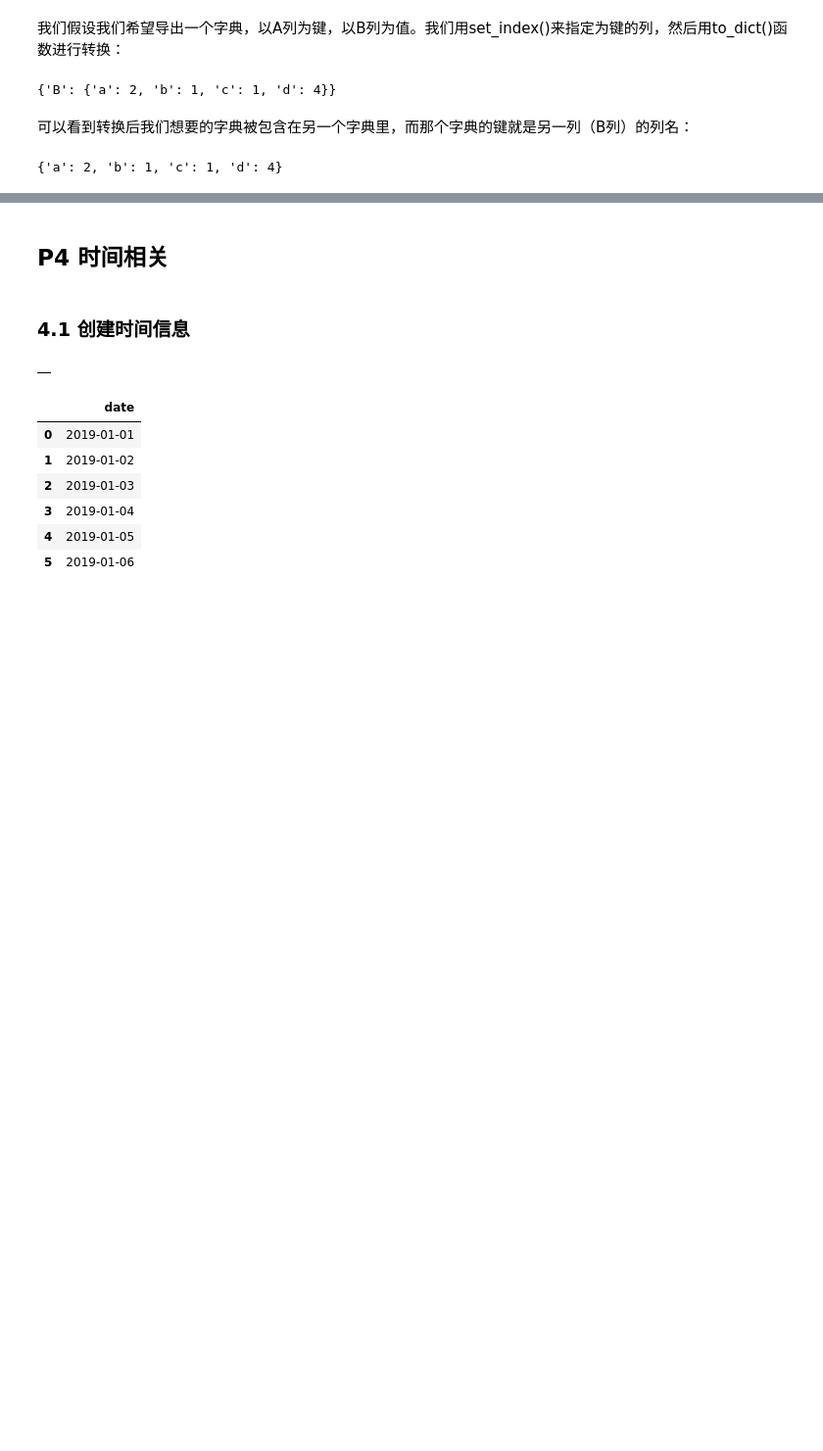
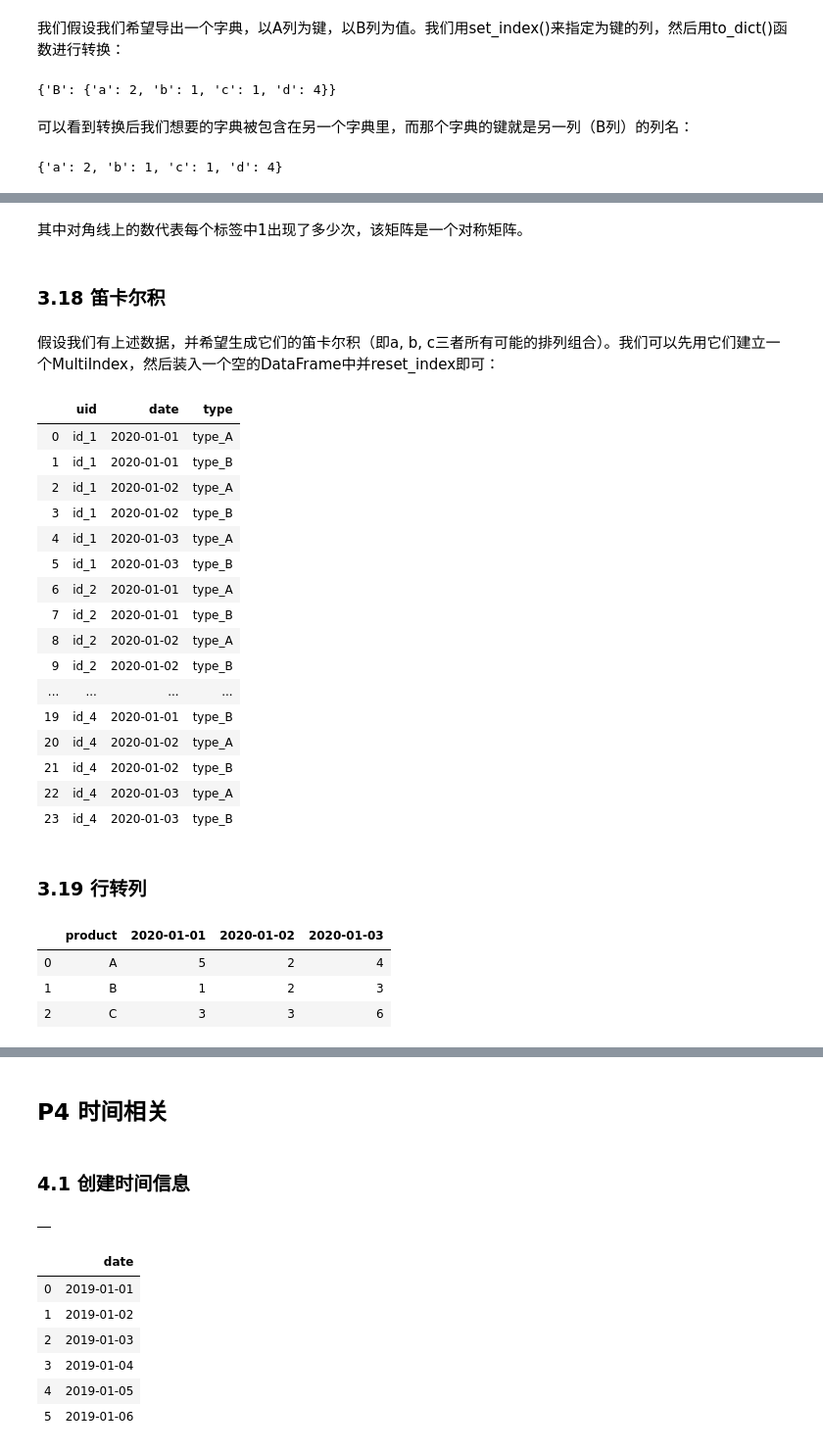
Before and after one commit to SilenceGTX/pandas_tricks, a Jupyter notebook: pandas_tricks.ipynb, the cells around one changed output, grey strips where cells are left out. Shown: that part at 98% size. Cells and saved outputs as stored; diff of their text form; code cells hidden in the pictures; blank space fills up the shorter version.

```diff
--- a/pandas_tricks.ipynb
+++ b/pandas_tricks.ipynb
@@ -894,0 +1087,33 @@ df.set_index('A').to_dict()['B']
+# %% [markdown]
+其中对角线上的数代表每个标签中1出现了多少次，该矩阵是一个对称矩阵。
+# %% [markdown]
+### 3.18 笛卡尔积
+# %%
+a = ['id_1', 'id_2', 'id_3', 'id_4']
+b = pd.date_range('2020-01-01', '2020-01-03')
+c = ['type_A', 'type_B']
+# %% [markdown]
+假设我们有上述数据，并希望生成它们的笛卡尔积（即a, b, c三者所有可能的排列组合）。我们可以先用它们建立一个MultiIndex，然后装入一个空的DataFrame中并reset_index即可：
+# %%
+idx = pd.MultiIndex.from_product([a, b, c], names=['uid', 'date', 'type'])
+pd.DataFrame(index=idx).reset_index()
+# %% [output]
+|  | uid | date | type |
+| 0 | id_1 | 2020-01-01 | type_A |
+| 1 | id_1 | 2020-01-01 | type_B |
+| 2 | id_1 | 2020-01-02 | type_A |
+| 3 | id_1 | 2020-01-02 | type_B |
+| 4 | id_1 | 2020-01-03 | type_A |
+| 5 | id_1 | 2020-01-03 | type_B |
+| 6 | id_2 | 2020-01-01 | type_A |
+| 7 | id_2 | 2020-01-01 | type_B |
+| 8 | id_2 | 2020-01-02 | type_A |
+| 9 | id_2 | 2020-01-02 | type_B |
+| ... | ... | ... | ... |
+| 19 | id_4 | 2020-01-01 | type_B |
+| 20 | id_4 | 2020-01-02 | type_A |
+| 21 | id_4 | 2020-01-02 | type_B |
+| 22 | id_4 | 2020-01-03 | type_A |
+| 23 | id_4 | 2020-01-03 | type_B |
+# %% [markdown]
+### 3.19 行转列
@@ -894,0 +1125,7 @@ df.set_index('A').to_dict()['B']
+# %%
+df
+# %% [output]
+|  | product | 2020-01-01 | 2020-01-02 | 2020-01-03 |
+| 0 | A | 5 | 2 | 4 |
+| 1 | B | 1 | 2 | 3 |
+| 2 | C | 3 | 3 | 6 |
```
Also changed, not shown: parts of 42 cells of this notebook.
